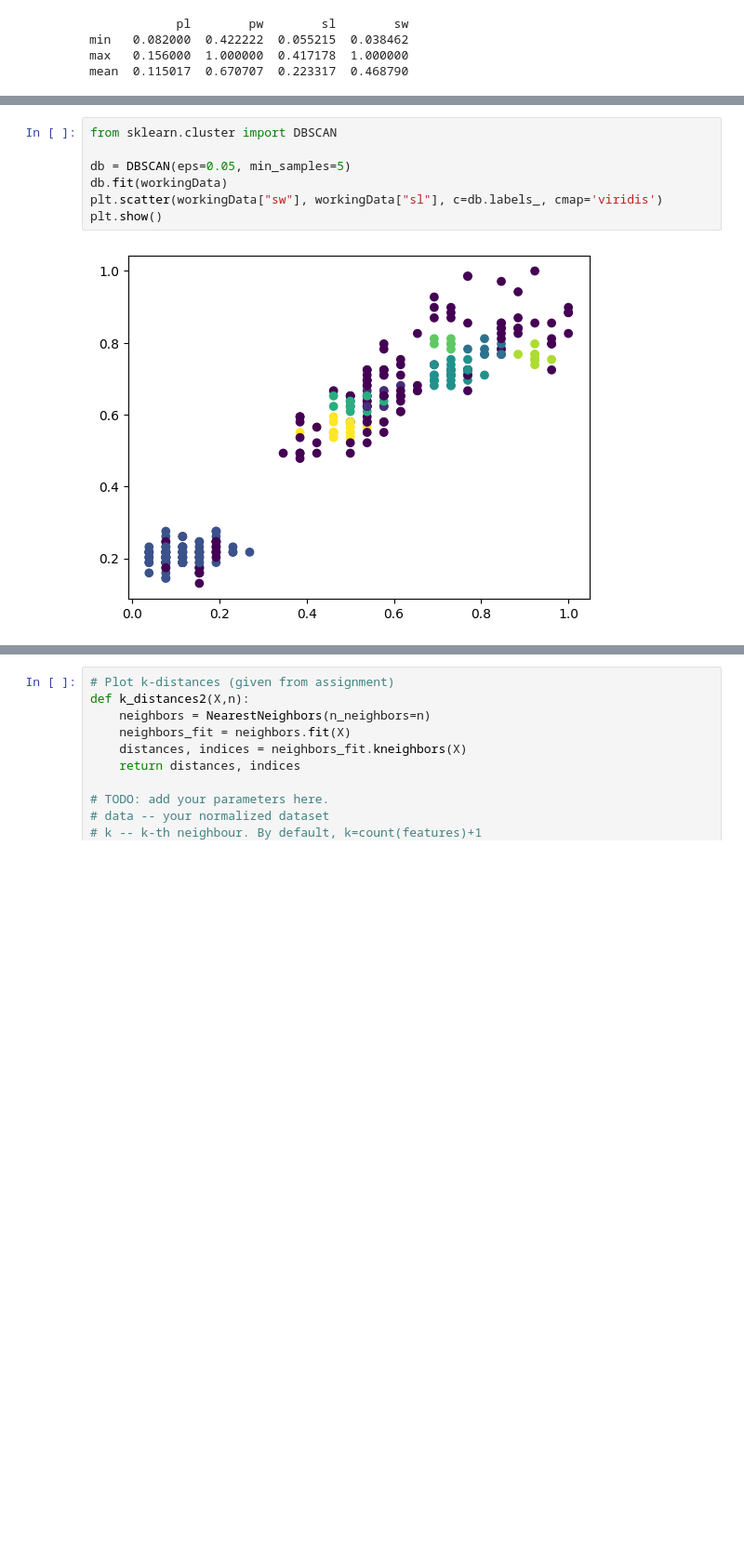
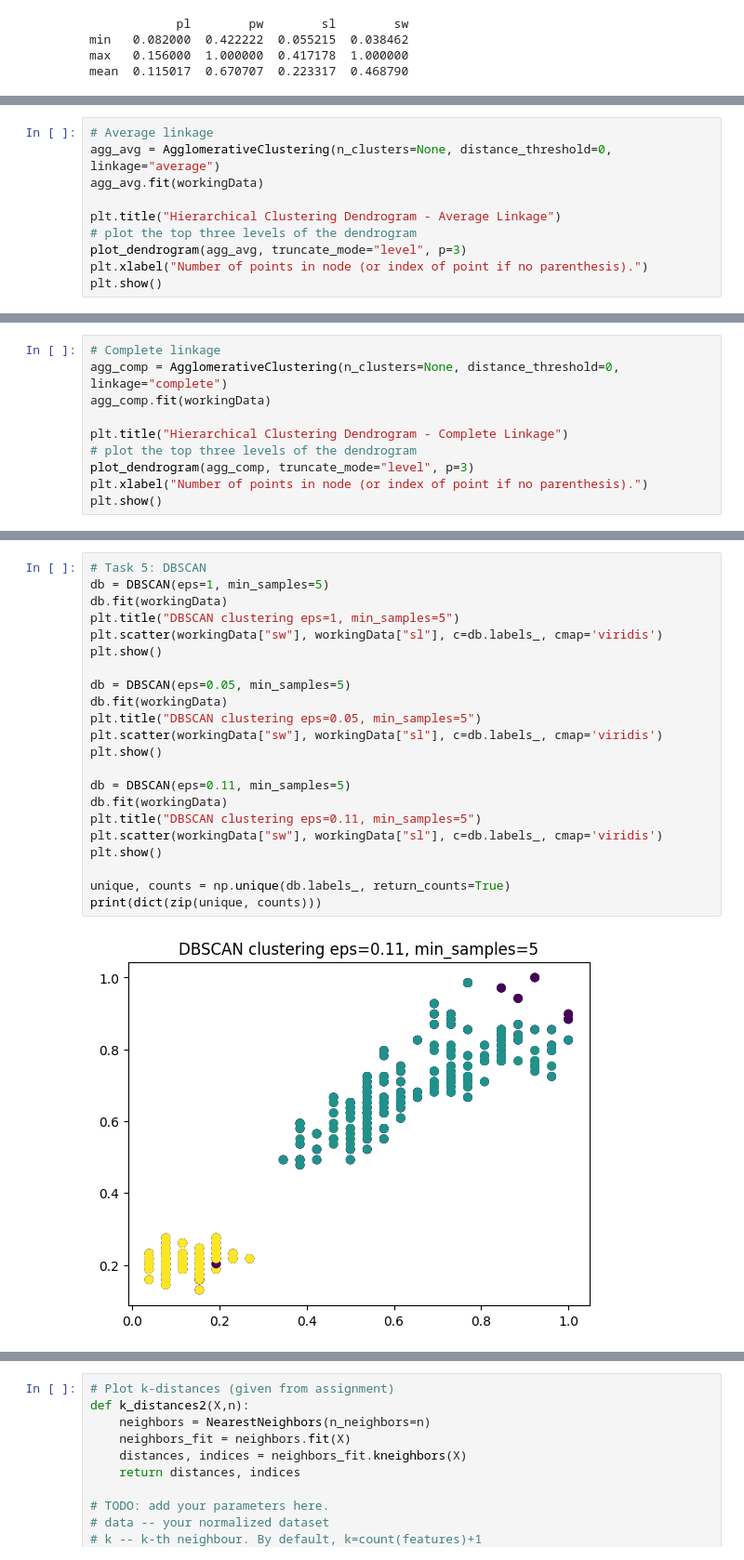
Before and after one commit to otha4350/datamining, a Jupyter notebook: assignment 3/main.ipynb, the cells around one changed output, grey strips where cells are left out. Shown: that part at 93% size. Drawn from its saved outputs; the diff is of its cells as text; blank space fills up the shorter version.

Commit message:
added a few dendogram plots

```diff
--- a/assignment 3/main.ipynb
+++ b/assignment 3/main.ipynb
@@ -185,0 +228,10 @@ plt.show()
+# %%
+# Average linkage
+agg_avg = AgglomerativeClustering(n_clusters=None, distance_threshold=0, linkage="average")
+agg_avg.fit(workingData)
+
+plt.title("Hierarchical Clustering Dendrogram - Average Linkage")
+# plot the top three levels of the dendrogram
+plot_dendrogram(agg_avg, truncate_mode="level", p=3)
+plt.xlabel("Number of points in node (or index of point if no parenthesis).")
+plt.show()
@@ -185,0 +240,10 @@ plt.show()
+# %%
+# Complete linkage
+agg_comp = AgglomerativeClustering(n_clusters=None, distance_threshold=0, linkage="complete")
+agg_comp.fit(workingData)
+
+plt.title("Hierarchical Clustering Dendrogram - Complete Linkage")
+# plot the top three levels of the dendrogram
+plot_dendrogram(agg_comp, truncate_mode="level", p=3)
+plt.xlabel("Number of points in node (or index of point if no parenthesis).")
+plt.show()
@@ -186,9 +252,24 @@ plt.show()
 # %%
-from sklearn.cluster import DBSCAN
+# Task 5: DBSCAN
+db = DBSCAN(eps=1, min_samples=5)
+db.fit(workingData)
+plt.title("DBSCAN clustering eps=1, min_samples=5")
+plt.scatter(workingData["sw"], workingData["sl"], c=db.labels_, cmap='viridis')
+plt.show()
 
 db = DBSCAN(eps=0.05, min_samples=5)
 db.fit(workingData)
+plt.title("DBSCAN clustering eps=0.05, min_samples=5")
 plt.scatter(workingData["sw"], workingData["sl"], c=db.labels_, cmap='viridis')
 plt.show()
+
+db = DBSCAN(eps=0.11, min_samples=5)
+db.fit(workingData)
+plt.title("DBSCAN clustering eps=0.11, min_samples=5")
+plt.scatter(workingData["sw"], workingData["sl"], c=db.labels_, cmap='viridis')
+plt.show()
+
+unique, counts = np.unique(db.labels_, return_counts=True)
+print(dict(zip(unique, counts)))
 # %% [output]
-[figure, old version]
+[figure, new version]
```
Also changed, not shown: parts of 11 cells of this notebook, 1 other file.
